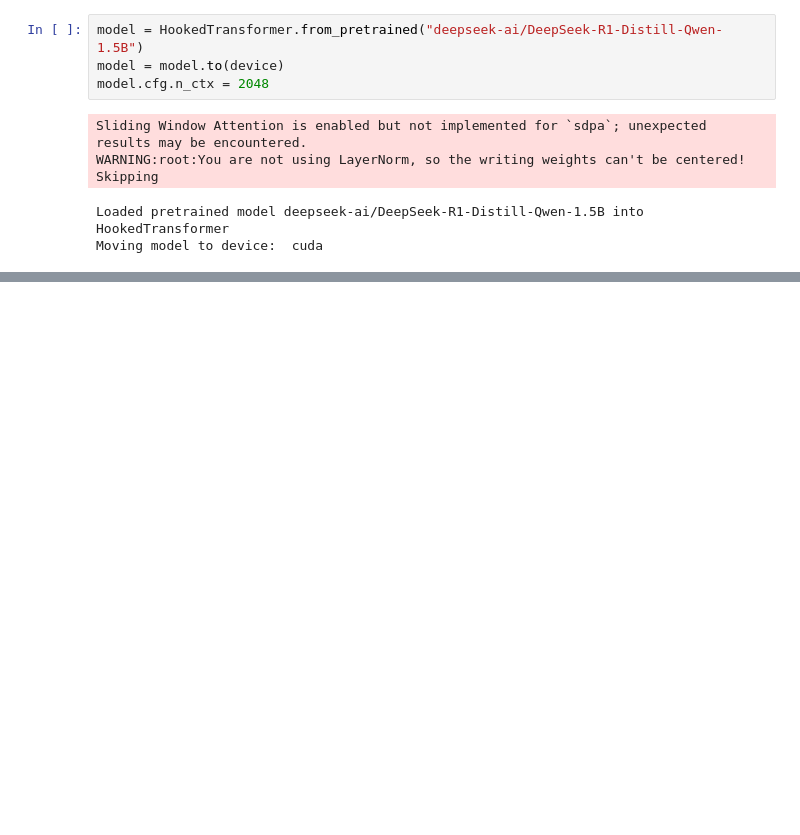
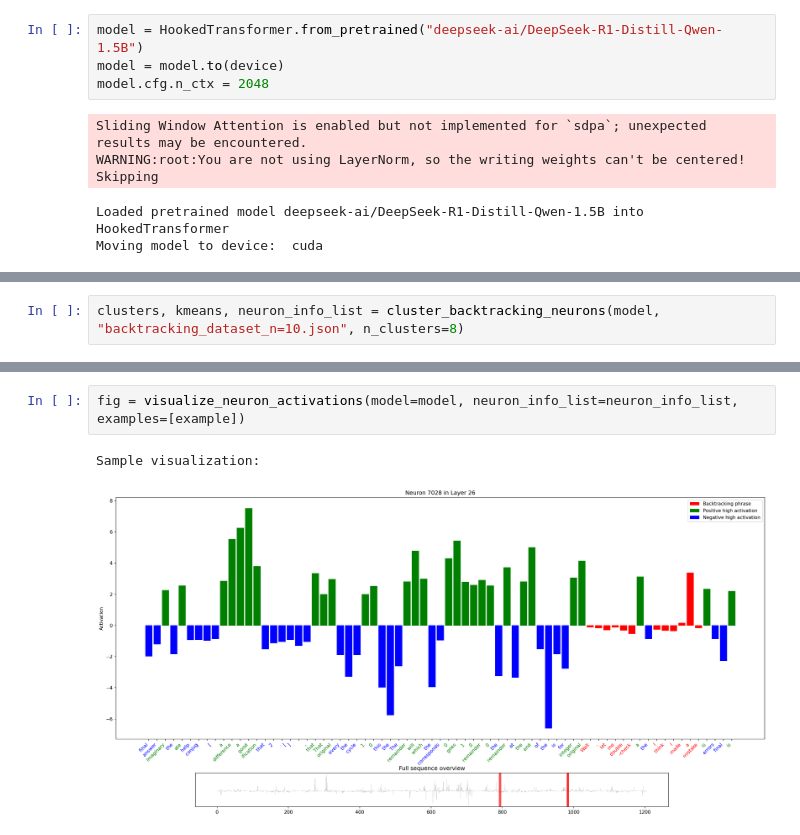
Before and after one commit to uzaymacar/understanding-reasoning-models, a Jupyter notebook: analyze.ipynb, the cells around one changed output, grey strips where cells are left out. Cells and saved outputs as stored; diff of their text form; blank space fills up the shorter version.

```diff
--- a/analyze.ipynb
+++ b/analyze.ipynb
@@ -663,0 +884,2 @@ def ablate_neurons_and_test(model, top_neurons, test_problems, device):
+# %%
+clusters, kmeans, neuron_info_list = cluster_backtracking_neurons(model, "backtracking_dataset_n=10.json", n_clusters=8)
@@ -663,0 +915,5 @@ def ablate_neurons_and_test(model, top_neurons, test_problems, device):
+# %%
+fig = visualize_neuron_activations(model=model, neuron_info_list=neuron_info_list, examples=[example])
+# %% [output]
+Sample visualization:
+[figure, added]
```
Also changed, not shown: parts of 42 cells of this notebook, 3 other files.
